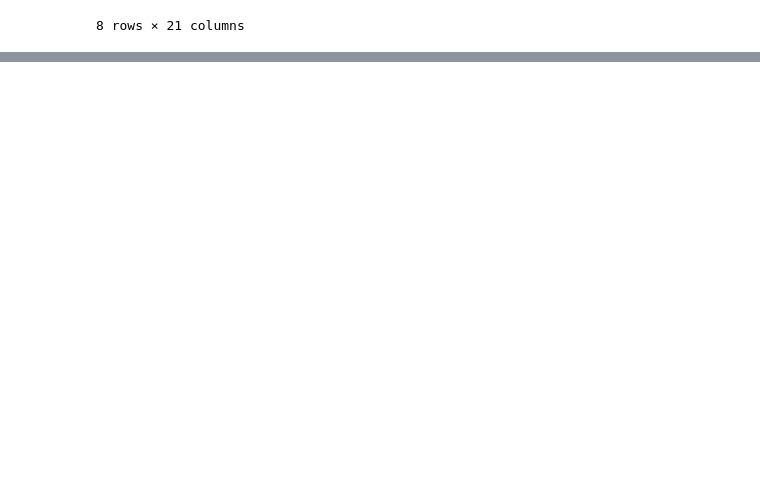
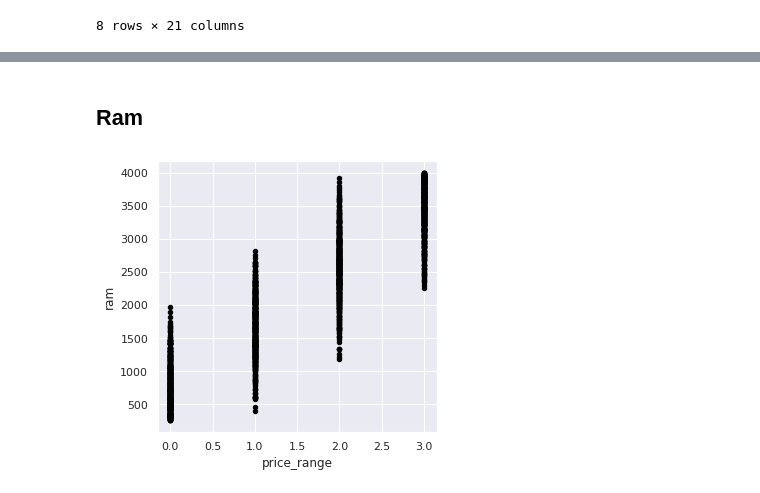
Before and after one commit to Ishansingh438/Mobile-Price-Prediction, a Jupyter notebook: Ishan_Singh_Mobile_Price_Prediction.ipynb, the cells around one changed output, grey strips where cells are left out. Drawn from its saved outputs; the diff is of its cells as text; code cells hidden in the pictures; blank space fills up the shorter version.

```diff
--- a/Ishan_Singh_Mobile_Price_Prediction.ipynb
+++ b/Ishan_Singh_Mobile_Price_Prediction.ipynb
@@ -180,0 +230,7 @@ df.describe()
+# %% [markdown]
+## Ram
+# %%
+df.plot(x='price_range',y='ram',kind='scatter',color='black')
+plt.show()
+# %% [output]
+[figure, added]
```
Also changed, not shown: parts of 34 cells of this notebook.
